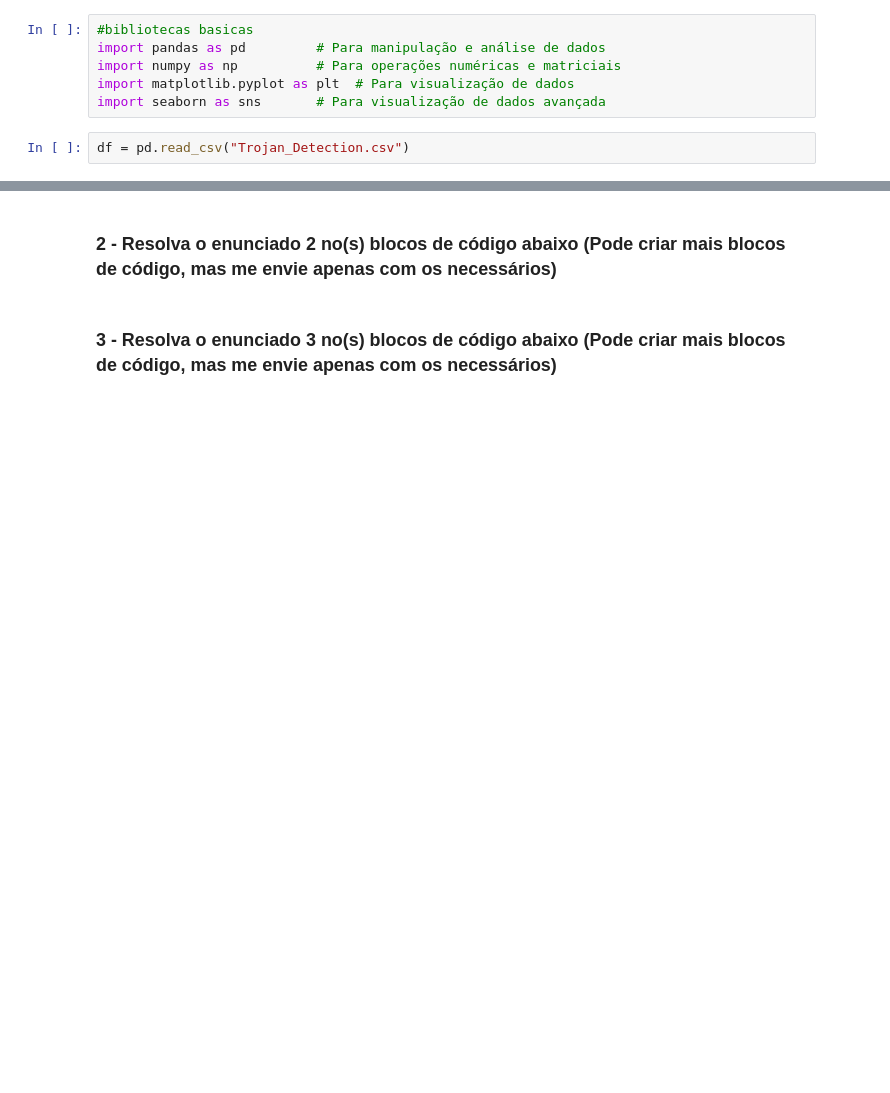
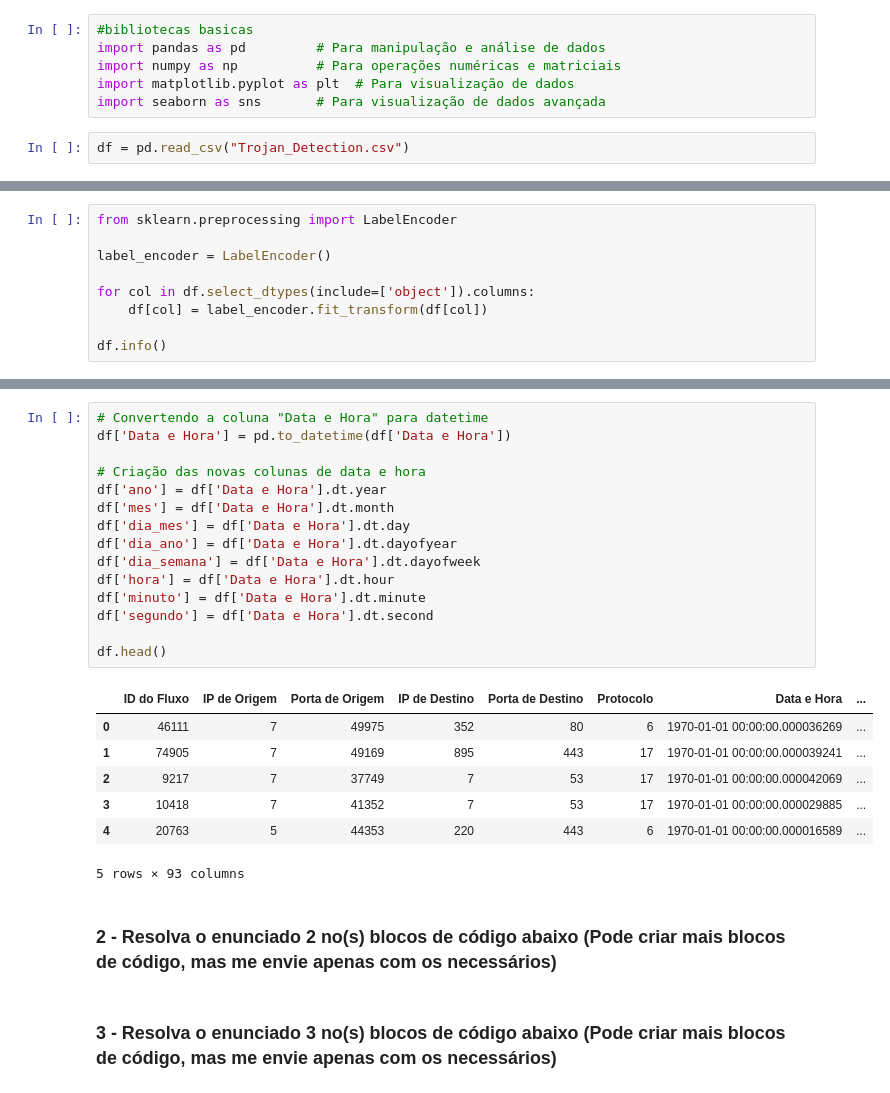
Before and after one commit to leaop/Graduation, a Jupyter notebook: 4 semestre/aprendizado de maquina/Trabalho Final.ipynb, the cells around one changed output, grey strips where cells are left out. Saved outputs shown, nothing was run; the diff lists cells and outputs as text; blank space fills up the shorter version.

```diff
--- a/4 semestre/aprendizado de maquina/Trabalho Final.ipynb
+++ b/4 semestre/aprendizado de maquina/Trabalho Final.ipynb
@@ -189,0 +220,9 @@ df = pd.read_csv("Trojan_Detection.csv")
+# %%
+from sklearn.preprocessing import LabelEncoder
+
+label_encoder = LabelEncoder()
+
+for col in df.select_dtypes(include=['object']).columns:
+    df[col] = label_encoder.fit_transform(df[col])
+
+df.info()
@@ -190,3 +247,26 @@ df = pd.read_csv("Trojan_Detection.csv")
+# %%
+# Convertendo a coluna "Data e Hora" para datetime
+df['Data e Hora'] = pd.to_datetime(df['Data e Hora'])
+
+# Criação das novas colunas de data e hora
+df['ano'] = df['Data e Hora'].dt.year
+df['mes'] = df['Data e Hora'].dt.month
+df['dia_mes'] = df['Data e Hora'].dt.day
+df['dia_ano'] = df['Data e Hora'].dt.dayofyear
+df['dia_semana'] = df['Data e Hora'].dt.dayofweek
+df['hora'] = df['Data e Hora'].dt.hour
+df['minuto'] = df['Data e Hora'].dt.minute
+df['segundo'] = df['Data e Hora'].dt.second
+
+df.head()
+# %% [output]
+|  | ID do Fluxo | IP de Origem | Porta de Origem | IP de Destino | Porta de Destino | Protocolo | Data e Hora | ... |
+| 0 | 46111 | 7 | 49975 | 352 | 80 | 6 | 1970-01-01 00:00:00.000036269 | ... |
+| 1 | 74905 | 7 | 49169 | 895 | 443 | 17 | 1970-01-01 00:00:00.000039241 | ... |
+| 2 | 9217 | 7 | 37749 | 7 | 53 | 17 | 1970-01-01 00:00:00.000042069 | ... |
+| 3 | 10418 | 7 | 41352 | 7 | 53 | 17 | 1970-01-01 00:00:00.000029885 | ... |
+| 4 | 20763 | 5 | 44353 | 220 | 443 | 6 | 1970-01-01 00:00:00.000016589 | ... |
+5 rows × 93 columns
 # %% [markdown]
 ### 2 - Resolva o enunciado 2 no(s) blocos de código abaixo (Pode criar mais blocos de código, mas me envie apenas com os necessários)
 # %% [markdown]
```
Also changed, not shown: parts of 3 cells of this notebook.
